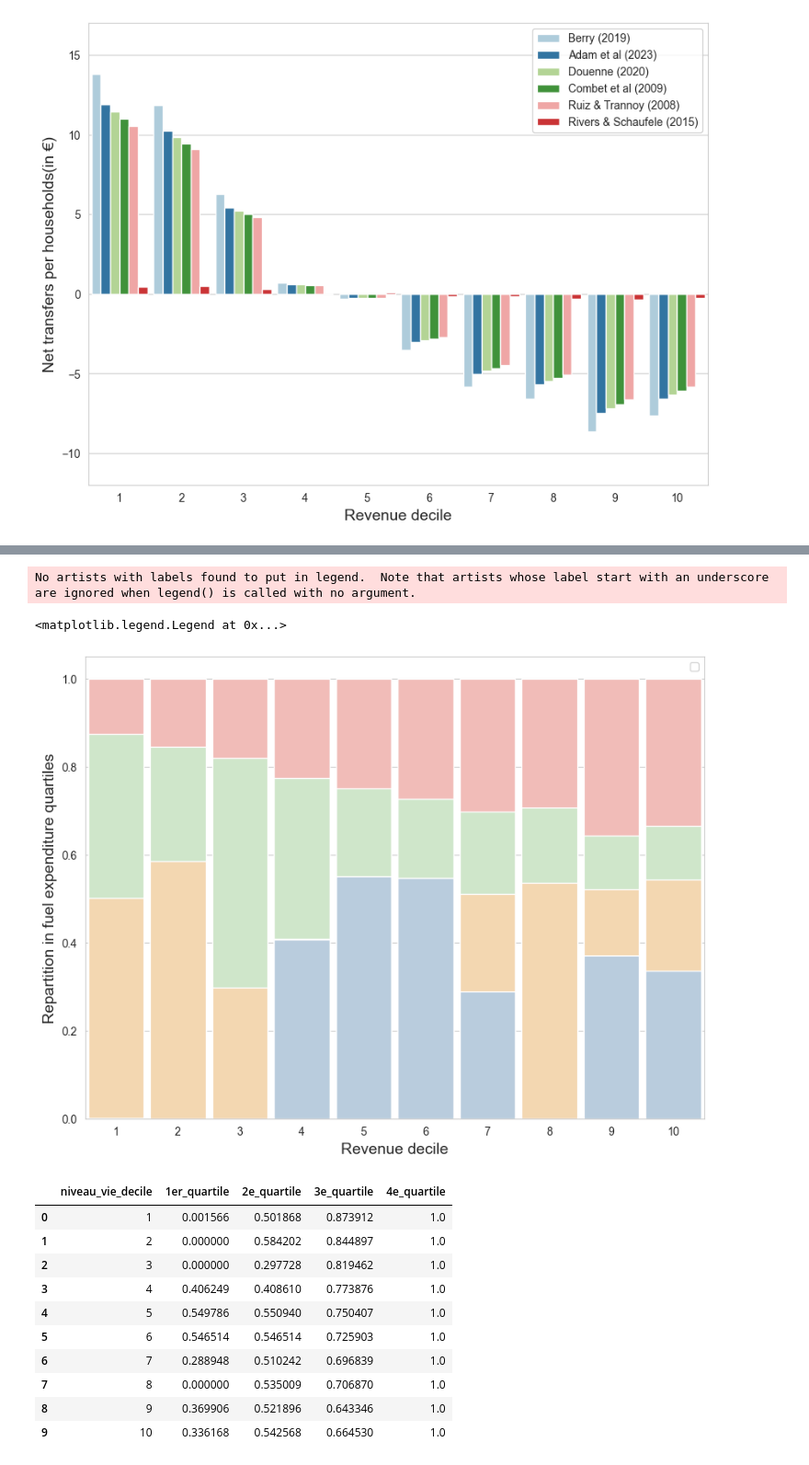
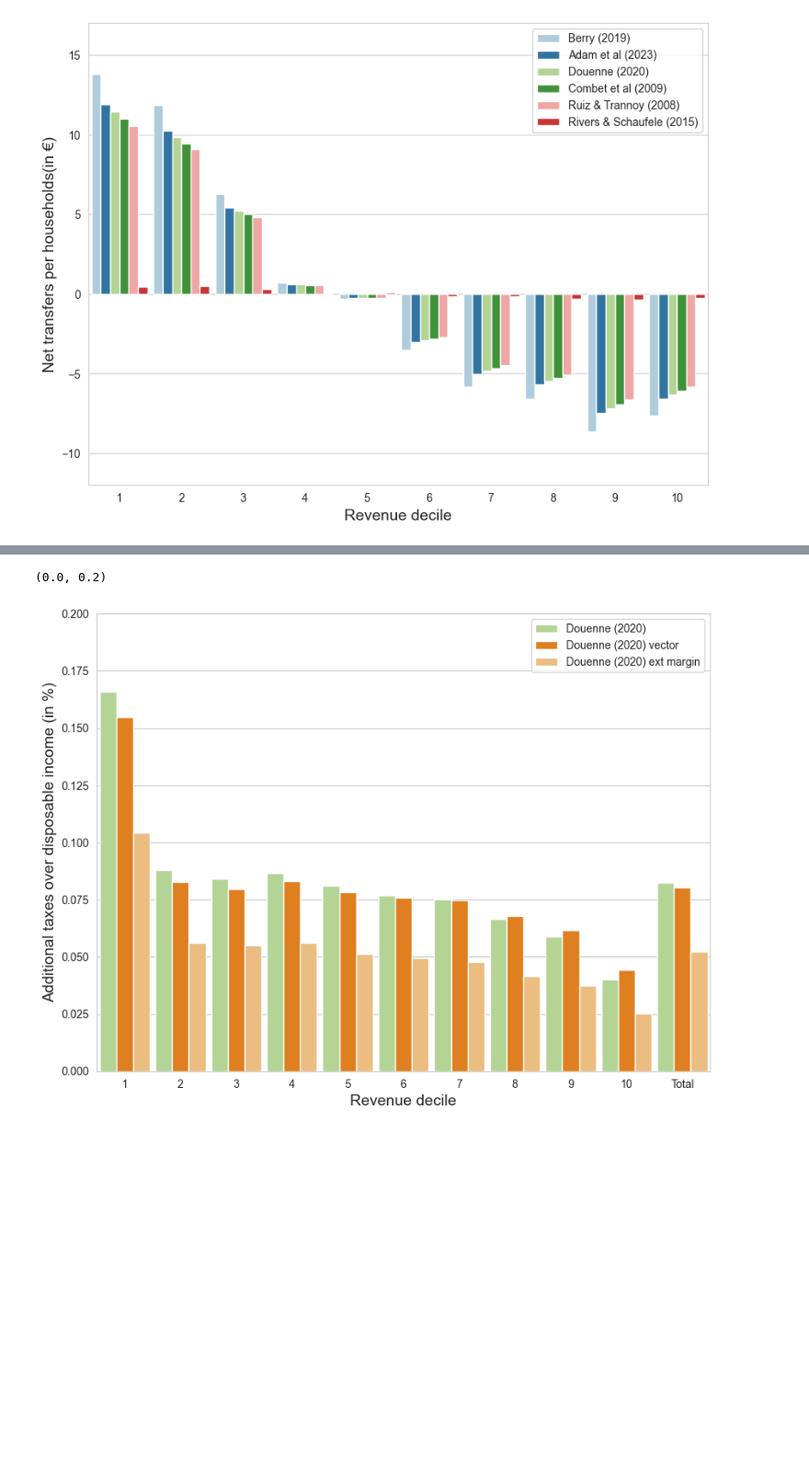
Before and after one commit to openfisca/openfisca-france-indirect-taxation, a Jupyter notebook: openfisca_france_indirect_taxation/projects/Master_Thesis_Herve/Extensive_margins.ipynb, the cells around one changed output, grey strips where cells are left out. Shown at 92% size. Saved outputs shown, nothing was run; the diff lists cells and outputs as text; code cells hidden in the pictures; blank space fills up the shorter version.

Commit message:
Adapt old codes to extensive margin elasticities

```diff
--- a/openfisca_france_indirect_taxation/projects/Master_Thesis_Herve/Extensive_margins.ipynb
+++ b/openfisca_france_indirect_taxation/projects/Master_Thesis_Herve/Extensive_margins.ipynb
@@ -129,28 +64,29 @@ Light_coral = (0.996078431372549, 0.8509803921568627, 0.6509803921568628)
-# %%
-fig, ax = plt.subplots(figsize=(10, 7.5))
-sns.barplot(x = 'niveau_vie_decile', y  = '4e_quartile', data = to_graph_expenditure , color = Light_salmon , width = .9)
-sns.barplot(x = 'niveau_vie_decile', y  = '3e_quartile', data = to_graph_expenditure , color = Mint_green , width = .9)
-sns.barplot(x = 'niveau_vie_decile', y  = '2e_quartile', data = to_graph_expenditure , color = Light_coral , width = .9)
-sns.barplot(x = 'niveau_vie_decile', y  = '1er_quartile', data = to_graph_expenditure , color = Baby_blue , width = .9)
-
-plt.xlabel('Revenue decile', fontdict = {'fontsize' : 14})
-plt.ylabel('Repartition in fuel expenditure quartiles', fontdict = {'fontsize' : 14})
-plt.legend()
-# %% [output]
-No artists with labels found to put in legend.  Note that artists whose label start with an underscore are ignored when legend() is called with no argument.
-<matplotlib.legend.Legend at 0x...>
-[figure, removed]
-# %%
-to_graph_expenditure
-# %% [output]
-|  | niveau_vie_decile | 1er_quartile | 2e_quartile | 3e_quartile | 4e_quartile |
-| 0 | 1 | 0.001566 | 0.501868 | 0.873912 | 1.0 |
-| 1 | 2 | 0.000000 | 0.584202 | 0.844897 | 1.0 |
-| 2 | 3 | 0.000000 | 0.297728 | 0.819462 | 1.0 |
-| 3 | 4 | 0.406249 | 0.408610 | 0.773876 | 1.0 |
-| 4 | 5 | 0.549786 | 0.550940 | 0.750407 | 1.0 |
-| 5 | 6 | 0.546514 | 0.546514 | 0.725903 | 1.0 |
-| 6 | 7 | 0.288948 | 0.510242 | 0.696839 | 1.0 |
-| 7 | 8 | 0.000000 | 0.535009 | 0.706870 | 1.0 |
-| 8 | 9 | 0.369906 | 0.521896 | 0.643346 | 1.0 |
-| 9 | 10 | 0.336168 | 0.542568 | 0.664530 | 1.0 |
+# %%
+df_elas_vect = pd.read_csv(os.path.join(data_path,'Reform_parameters/Elasticities_Douenne_20.csv'), index_col = [0])
+df_elas_vect = pd.melt(frame = df_elas_vect , id_vars = ["niveau_vie_decile",'ref_elasticity'], var_name = 'strate_2', value_name = 'elas_price_1_1')
+# %%
+to_graph_douenne_scal, menages_reform_douenne_scal, df_sum_douenne_scal = simulate_reformes_energie(elas_ext_margin = False, elas_vect = True, elasticites = df_elas_vect, year = 2019, reform = carbon_tax_rv,bonus_cheques_uc=True)
+to_graph_douenne_vect, menages_reform_douenne_vect, df_sum_douenne_vect = simulate_reformes_energie(elas_ext_margin = False, elas_vect = False, elasticites = elasticites_douenne, year = 2019, reform = carbon_tax_rv,bonus_cheques_uc=True)
+to_graph_douenne_ext, menages_reform_douenne_ext, df_sum_douenne_ext = simulate_reformes_energie(elas_ext_margin = True, elas_vect = False, elasticites = elasticites_douenne, year = 2019, reform = carbon_tax_rv_ext_margin ,bonus_cheques_uc=True)
+
+to_graph_douenne_only = pd.concat([to_graph_douenne_scal, to_graph_douenne_vect, to_graph_douenne_ext])
+menages_reform_douenne_only = pd.concat([menages_reform_douenne_scal, menages_reform_douenne_vect, menages_reform_douenne_ext])
+df_sum_douenne_only = pd.concat([df_sum_douenne_scal, df_sum_douenne_vect, df_sum_douenne_ext])
+
+menages_reform_douenne_only.to_csv(os.path.join(output_path,'Data/menages_reform_douenne_only.csv'))
+to_graph_douenne_only.to_csv(os.path.join(output_path,'Data/to_graph_douenne_only.csv'))
+df_sum_douenne_only.to_csv(os.path.join(output_path,'Data/df_sum_douenne_only.csv'))
+# %%
+palette_douenne_vect = sns.color_palette([(0.6980392156862745, 0.8745098039215686, 0.5411764705882353), (1.0, 0.4980392156862745, 0.0), (0.9921568627450981, 0.7490196078431373, 0.43529411764705883)])
+fig, ax = plt.subplots(figsize=(10, 7.5))
+sns.barplot(x="niveau_vie_decile", y = 'Effort_rate', data = to_graph_douenne_only, hue = 'ref_elasticity', hue_order = ['Douenne (2020)' , 'Douenne (2020) vector', 'Douenne (2020) ext margin'], palette = palette_douenne_vect, width = .9)
+
+plt.xlabel('Revenue decile', fontdict = {'fontsize' : 14})
+plt.ylabel('Additional taxes over disposable income (in %)', fontdict = {'fontsize' : 14})
+plt.legend()
+
+y_max = 0.2
+ax.set_ylim(ymin = 0 , ymax = y_max)
+# %% [output]
+(0.0, 0.2)
+[figure, added]
```
Also changed, not shown: parts of 12 cells of this notebook, 5 other files.
